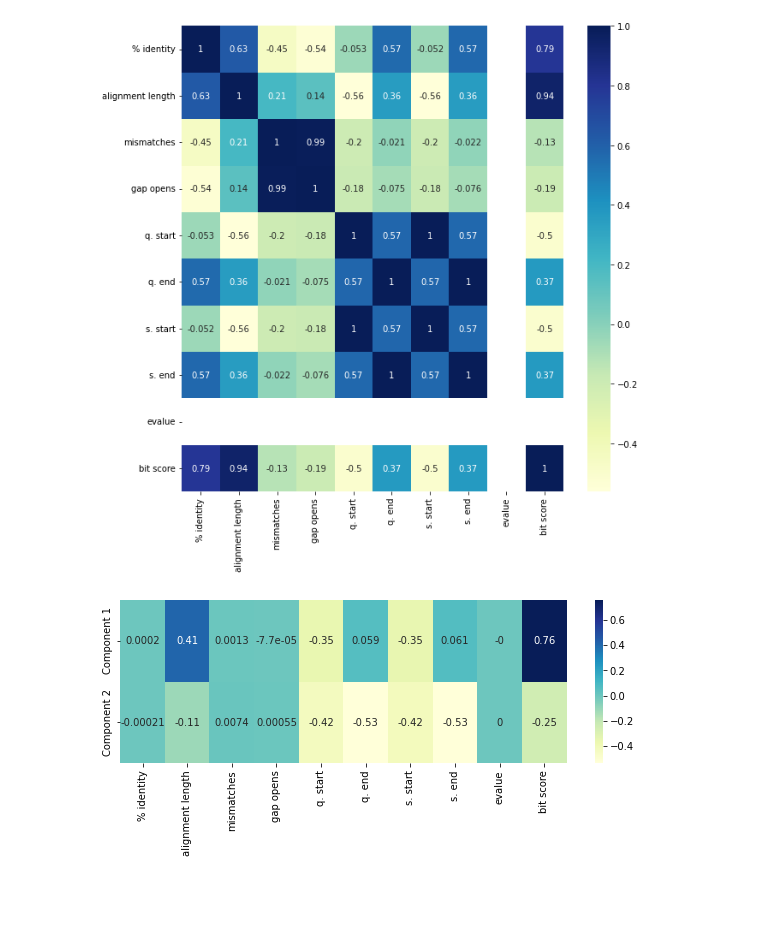
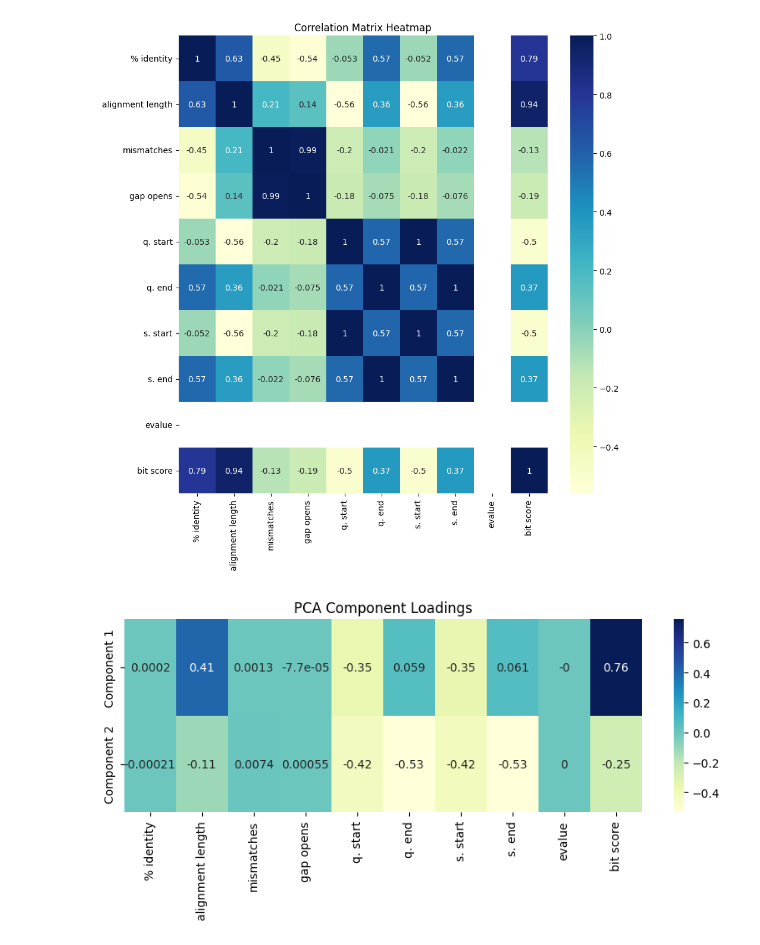
Before and after one commit to davidmandia/PCA_clustering_regression-on-fasta-and-alignment, a Jupyter notebook: PCA_correlation align hits.ipynb, the cells around one changed output. Drawn from its saved outputs; the diff is of its cells as text; code cells hidden in the pictures; blank space fills up the shorter version.

```diff
--- a/PCA_correlation align hits.ipynb
+++ b/PCA_correlation align hits.ipynb
@@ -6,25 +6,40 @@ import matplotlib.pyplot as plt
 from sklearn.cluster import KMeans
 import seaborn as sns
 # %%
-df = pd.read_csv('Alignment-HitTable.csv', header = None)
-df.columns = ['query acc.verr', 'subject acc.ver', '% identity', 'alignment length', 'mismatches',
-             'gap opens', 'q. start', 'q. end', 's. start', 's. end', 'evalue', 'bit score']
-#df.head()
+
+# Read the CSV file
+df = pd.read_csv('Alignment-HitTable.csv', header=None)
+df.columns = [
+    'query acc.ver', 'subject acc.ver', '% identity', 'alignment length', 'mismatches',
+    'gap opens', 'q. start', 'q. end', 's. start', 's. end', 'evalue', 'bit score'
+]
+
+# Select only numeric columns for analysis
+numeric_df = df.select_dtypes(include='number')
+
+# Calculate the correlation matrix
+corr = numeric_df.corr()
+
+# Describe the DataFrame
 results = df.describe()
-corr = df.corr()
 # %%
-fig, ax = plt.subplots(figsize = (10,10))
-sns.heatmap(corr, annot = True, cmap = 'YlGnBu')
+# Plot the heatmap for the correlation matrix
+fig, ax = plt.subplots(figsize=(10, 10))
+sns.heatmap(corr, annot=True, cmap='YlGnBu')
+plt.title('Correlation Matrix Heatmap')
 plt.show()
 # %% [output]
-[figure, old version]
+[figure, new version]
 # %%
-##  PCA with 2 components on the numeric columns of the datafame
+# Select numeric columns for PCA
+df_numeric = df.select_dtypes(include=['float64', 'int64'])
 
-df_numeric = df.select_dtypes(include=['float64', 'int64'])
+# Perform PCA
 pca = PCA(n_components=2)
-pca.fit(df_numeric)
+principal_components = pca.fit_transform(df_numeric)
 
-# Access the principal components and explained variance ratio
-principal_components = pca.transform(df_numeric)
+# Access the explained variance ratio
 explained_variance_ratio = pca.explained_variance_ratio_
+
+# Create a DataFrame for the principal components
+components = pd.DataFrame(pca.components_, index=['Component 1', 'Component 2'], columns=df_numeric.columns)
@@ -33,7 +46,12 @@ components = pd.DataFrame(pca.components_, index=['Component 1', 'Component 2'],
 # %%
-#generate heatmap with components
-fig, ax = plt.subplots(figsize = (10,3))
-sns.heatmap(components, annot = True, cmap = 'YlGnBu')
+# Generate heatmap for PCA components
+fig, ax = plt.subplots(figsize=(10, 3))
+sns.heatmap(components, annot=True, cmap='YlGnBu')
+plt.title('PCA Component Loadings')
 plt.show()
+
+# Perform KMeans clustering
+kmeans = KMeans(n_clusters=2, random_state=0)
+y_pred = kmeans.fit_predict(df_numeric)
 # %% [output]
-[figure, old version]
+[figure, new version]
```
Also changed, not shown: parts of 3 cells of this notebook, 6 other files.
